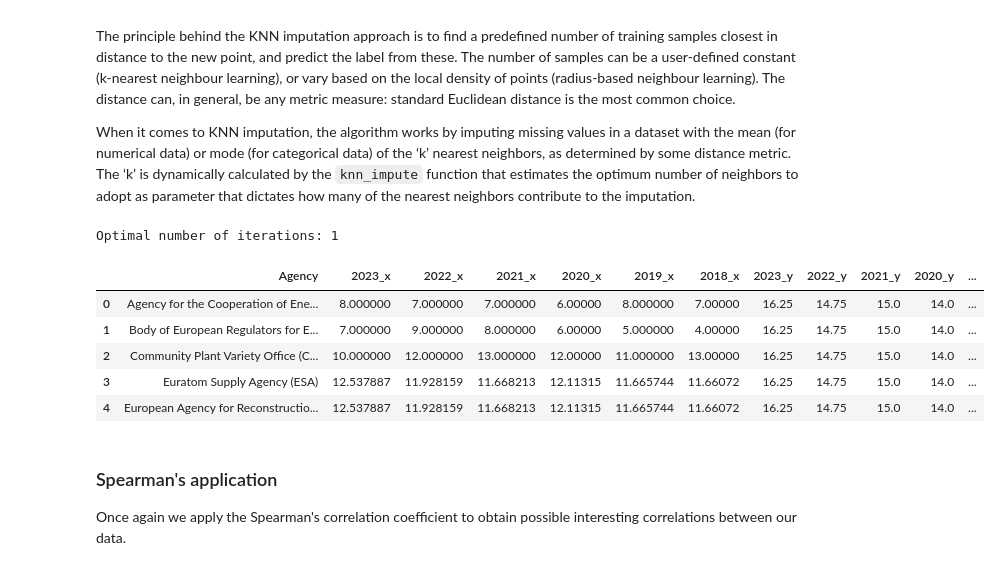
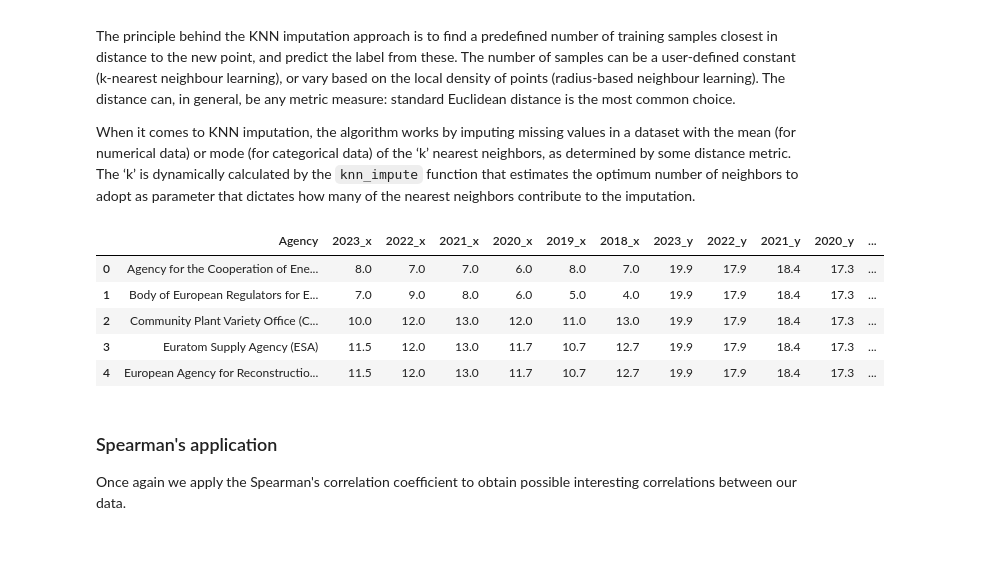
Before and after one commit to alicepicco333/wipEU, a Jupyter notebook: technical_analysis/geomashup.ipynb, the cells around one changed output. Cells and saved outputs as stored; diff of their text form; code cells hidden in the pictures.

```diff
--- a/technical_analysis/geomashup.ipynb
+++ b/technical_analysis/geomashup.ipynb
@@ -17,7 +17,7 @@ import csv
 from sklearn.impute import KNNImputer
 from sklearn.experimental import enable_iterative_imputer
 from sklearn.impute import IterativeImputer
-
+from sklearn.ensemble import RandomForestRegressor
 from sklearn import cluster
 from sklearn.cluster import KMeans
 from sklearn.model_selection import cross_val_score
@@ -66,20 +66,30 @@ def knn_impute(dataframe):
     dataframe[numeric_data.columns] = imputed_df
     return dataframe, optimal_k
 
-def iterative_impute(dataframe):
+def iterative_impute(dataframe, tol=1e-3, max_iter=10):
     numeric_data = dataframe.select_dtypes(include=[np.number])
-    imputer = IterativeImputer(max_iter=10, random_state=42)
-    cv_scores = []
-    for _ in range(1, 51):
-        scores = cross_val_score(imputer, numeric_data, cv=5, scoring='neg_mean_squared_error')
-        cv_scores.append(scores.mean())
-    optimal_iter = cv_scores.index(max(cv_scores)) + 1
-    print(f"Optimal number of iterations: {optimal_iter}")
-    imputer = IterativeImputer(max_iter=optimal_iter, random_state=42)
+    imputer = IterativeImputer(estimator=RandomForestRegressor(n_jobs=-1), random_state=42)
+    diff = tol
+    iter_count = 0
+    while diff >= tol and iter_count < max_iter:
+        prev_imputed = imputer.fit_transform(numeric_data)
+        imputer = IterativeImputer(estimator=RandomForestRegressor(n_jobs=-1), random_state=42)
+        curr_imputed = imputer.fit_transform(numeric_data)
+        diff = np.linalg.norm(prev_imputed - curr_imputed)
+        iter_count += 1
+    print(f"Optimal number of iterations: {iter_count}")
+    imputed_df = pd.DataFrame(curr_imputed, columns=numeric_data.columns)
+    dataframe[numeric_data.columns] = imputed_df
+    return dataframe, iter_count
+
+
+def mice_impute(dataframe, max_iter=50):
+    numeric_data = dataframe.select_dtypes(include=[np.number])
+    imputer = IterativeImputer(estimator=RandomForestRegressor(n_estimators=10, random_state=0, n_jobs=-1), max_iter=max_iter, random_state=42)
     imputed_data = imputer.fit_transform(numeric_data)
     imputed_df = pd.DataFrame(imputed_data, columns=numeric_data.columns)
     dataframe[numeric_data.columns] = imputed_df
-    return dataframe, optimal_iter
+    return dataframe
 
 def column_remove(dataframe1, dataframe2, dataframe3):
     dataframe1 = dataframe1.iloc[:, :7]
@@ -528,23 +537,23 @@ When it comes to KNN imputation, the algorithm works by imputing missing values
 # %%
 df_public_adm_women = df_public_adm_women.rename(columns={"Time":"Agency"})
 df_women_european_court = df_women_european_court.rename(columns={"Time":"Agency"})
 df_european_financial_institutions_women = df_european_financial_institutions_women.rename(columns={"Time":"Agency"})
 
 merged_df2 = pd.merge(df_public_adm_women, df_women_european_court, on="Agency", how='outer')
 merged_df_final2 = pd.merge(merged_df2, df_european_financial_institutions_women, on="Agency", how="outer")
 merged_df_final2 = merged_df_final2.drop(0).reset_index(drop=True)
 
 # knn_impute(merged_df_final2)
-iterative_impute(merged_df_final2)
+# iterative_impute(merged_df_final2)
+mice_impute(merged_df_final2)
 merged_df_final2.head()
 # %% [output]
-Optimal number of iterations: 1
 |  | Agency | 2023_x | 2022_x | 2021_x | 2020_x | 2019_x | 2018_x | 2023_y | 2022_y | 2021_y | 2020_y | ... |
-| 0 | Agency for the Cooperation of Ene... | 8.000000 | 7.000000 | 7.000000 | 6.00000 | 8.000000 | 7.00000 | 16.25 | 14.75 | 15.0 | 14.0 | ... |
-| 1 | Body of European Regulators for E... | 7.000000 | 9.000000 | 8.000000 | 6.00000 | 5.000000 | 4.00000 | 16.25 | 14.75 | 15.0 | 14.0 | ... |
-| 2 | Community Plant Variety Office (C... | 10.000000 | 12.000000 | 13.000000 | 12.00000 | 11.000000 | 13.00000 | 16.25 | 14.75 | 15.0 | 14.0 | ... |
-| 3 | Euratom Supply Agency (ESA) | 12.537887 | 11.928159 | 11.668213 | 12.11315 | 11.665744 | 11.66072 | 16.25 | 14.75 | 15.0 | 14.0 | ... |
-| 4 | European Agency for Reconstructio... | 12.537887 | 11.928159 | 11.668213 | 12.11315 | 11.665744 | 11.66072 | 16.25 | 14.75 | 15.0 | 14.0 | ... |
+| 0 | Agency for the Cooperation of Ene... | 8.0 | 7.0 | 7.0 | 6.0 | 8.0 | 7.0 | 19.9 | 17.9 | 18.4 | 17.3 | ... |
+| 1 | Body of European Regulators for E... | 7.0 | 9.0 | 8.0 | 6.0 | 5.0 | 4.0 | 19.9 | 17.9 | 18.4 | 17.3 | ... |
+| 2 | Community Plant Variety Office (C... | 10.0 | 12.0 | 13.0 | 12.0 | 11.0 | 13.0 | 19.9 | 17.9 | 18.4 | 17.3 | ... |
+| 3 | Euratom Supply Agency (ESA) | 11.5 | 12.0 | 13.0 | 11.7 | 10.7 | 12.7 | 19.9 | 17.9 | 18.4 | 17.3 | ... |
+| 4 | European Agency for Reconstructio... | 11.5 | 12.0 | 13.0 | 11.7 | 10.7 | 12.7 | 19.9 | 17.9 | 18.4 | 17.3 | ... |
 # %% [markdown]
 ### Spearman's application
 
```
Also changed, not shown: parts of 12 cells of this notebook, 1 other file.
